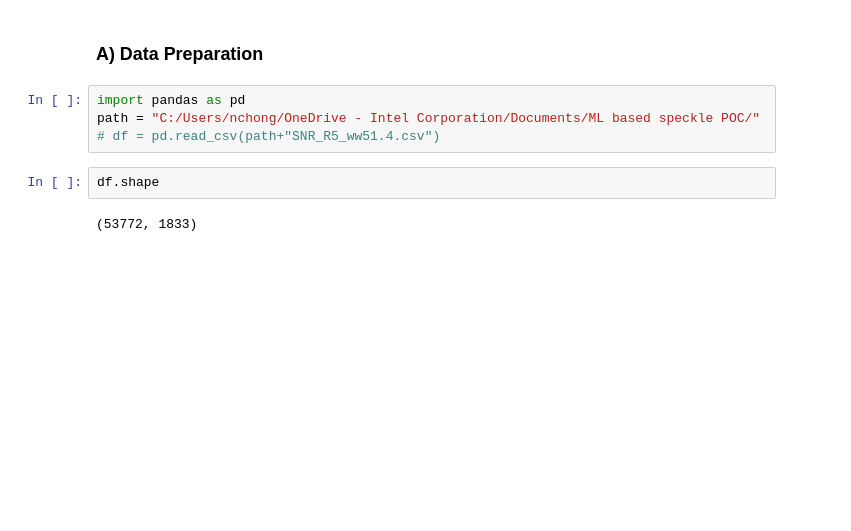
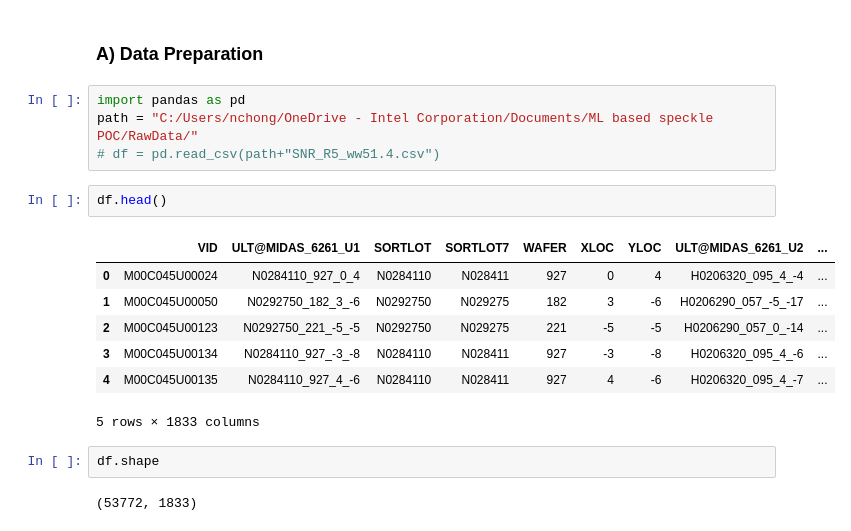
Before and after one commit to NicoleNL/ML-Speckle, a Jupyter notebook: MLSpeckle_20220106.ipynb, the cells around one changed output. Drawn from its saved outputs; the diff is of its cells as text; blank space fills up the shorter version.

```diff
--- a/MLSpeckle_20220106.ipynb
+++ b/MLSpeckle_20220106.ipynb
@@ -2,8 +2,18 @@
 ### A) Data Preparation
 # %%
 import pandas as pd
-path = "C:/Users/nchong/OneDrive - Intel Corporation/Documents/ML based speckle POC/"
+path = "C:/Users/nchong/OneDrive - Intel Corporation/Documents/ML based speckle POC/RawData/"
 # df = pd.read_csv(path+"SNR_R5_ww51.4.csv")
+# %%
+df.head()
+# %% [output]
+|  | VID | ULT@MIDAS_6261_U1 | SORTLOT | SORTLOT7 | WAFER | XLOC | YLOC | ULT@MIDAS_6261_U2 | ... |
+| 0 | M00C045U00024 | N0284110_927_0_4 | N0284110 | N028411 | 927 | 0 | 4 | H0206320_095_4_-4 | ... |
+| 1 | M00C045U00050 | N0292750_182_3_-6 | N0292750 | N029275 | 182 | 3 | -6 | H0206290_057_-5_-17 | ... |
+| 2 | M00C045U00123 | N0292750_221_-5_-5 | N0292750 | N029275 | 221 | -5 | -5 | H0206290_057_0_-14 | ... |
+| 3 | M00C045U00134 | N0284110_927_-3_-8 | N0284110 | N028411 | 927 | -3 | -8 | H0206320_095_4_-6 | ... |
+| 4 | M00C045U00135 | N0284110_927_4_-6 | N0284110 | N028411 | 927 | 4 | -6 | H0206320_095_4_-7 | ... |
+5 rows × 1833 columns
 # %%
 df.shape
 # %% [output]
```
Also changed, not shown: parts of 49 cells of this notebook.
